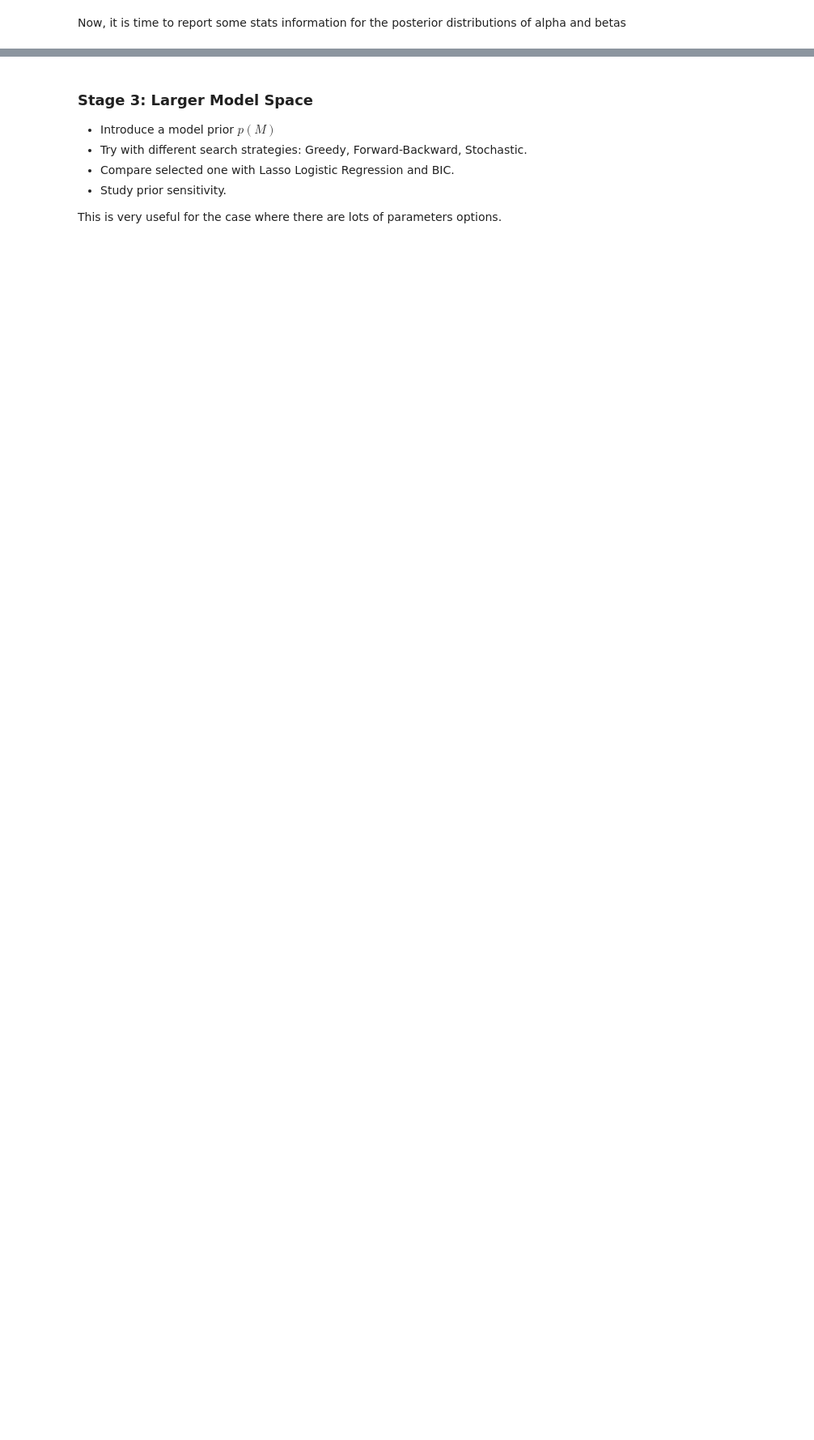
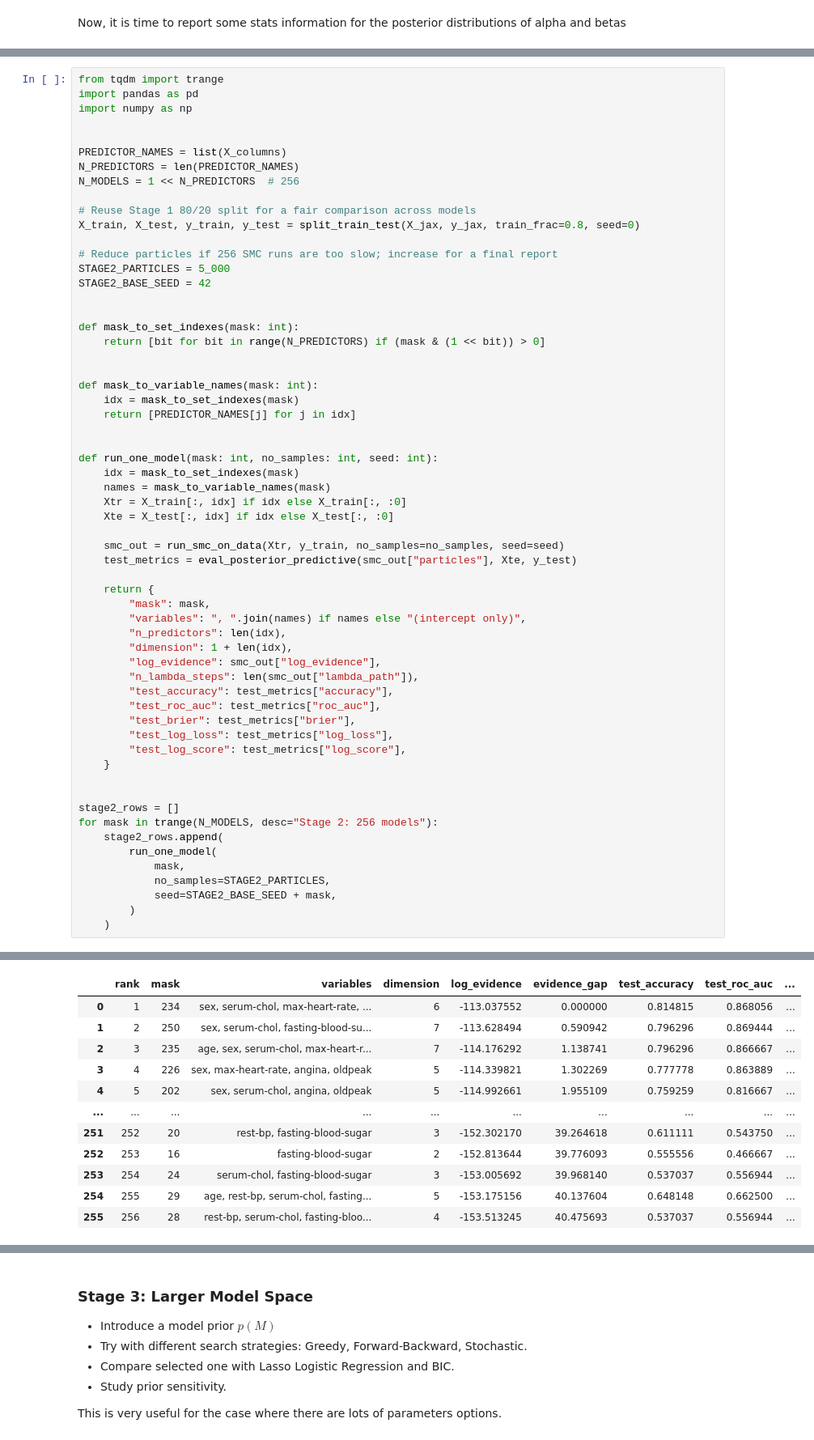
Before and after one commit to saobangmath/MiniProject-PhD-, a Jupyter notebook: MCMC/model-selection.ipynb, the cells around one changed output, grey strips where cells are left out. Shown at 81% size. Drawn from its saved outputs; the diff is of its cells as text; blank space fills up the shorter version.

```diff
--- a/MCMC/model-selection.ipynb
+++ b/MCMC/model-selection.ipynb
@@ -441,0 +506,61 @@ Repeat same thing with stage 1
+# %%
+from tqdm import trange
+import pandas as pd
+import numpy as np
+
+
+PREDICTOR_NAMES = list(X_columns)
+N_PREDICTORS = len(PREDICTOR_NAMES)
+N_MODELS = 1 << N_PREDICTORS  # 256
+
+# Reuse Stage 1 80/20 split for a fair comparison across models
+X_train, X_test, y_train, y_test = split_train_test(X_jax, y_jax, train_frac=0.8, seed=0)
+
+# Reduce particles if 256 SMC runs are too slow; increase for a final report
+STAGE2_PARTICLES = 5_000
+STAGE2_BASE_SEED = 42
+
+
+def mask_to_set_indexes(mask: int):
+    return [bit for bit in range(N_PREDICTORS) if (mask & (1 << bit)) > 0]
+
+
+def mask_to_variable_names(mask: int):
+    idx = mask_to_set_indexes(mask)
+    return [PREDICTOR_NAMES[j] for j in idx]
+
+
+def run_one_model(mask: int, no_samples: int, seed: int):
+    idx = mask_to_set_indexes(mask)
+    names = mask_to_variable_names(mask)
+    Xtr = X_train[:, idx] if idx else X_train[:, :0]
+    Xte = X_test[:, idx] if idx else X_test[:, :0]
+
+    smc_out = run_smc_on_data(Xtr, y_train, no_samples=no_samples, seed=seed)
+    test_metrics = eval_posterior_predictive(smc_out["particles"], Xte, y_test)
+
+    return {
+        "mask": mask,
+        "variables": ", ".join(names) if names else "(intercept only)",
+        "n_predictors": len(idx),
+        "dimension": 1 + len(idx),
+        "log_evidence": smc_out["log_evidence"],
+        "n_lambda_steps": len(smc_out["lambda_path"]),
+        "test_accuracy": test_metrics["accuracy"],
+        "test_roc_auc": test_metrics["roc_auc"],
+        "test_brier": test_metrics["brier"],
+        "test_log_loss": test_metrics["log_loss"],
+        "test_log_score": test_metrics["log_score"],
+    }
+
+
+stage2_rows = []
+for mask in trange(N_MODELS, desc="Stage 2: 256 models"):
+    stage2_rows.append(
+        run_one_model(
+            mask,
+            no_samples=STAGE2_PARTICLES,
+            seed=STAGE2_BASE_SEED + mask,
+        )
+    )
+# %% [output]
@@ -441,0 +584,12 @@ Repeat same thing with stage 1
+|  | rank | mask | variables | dimension | log_evidence | evidence_gap | test_accuracy | test_roc_auc | ... |
+| 0 | 1 | 234 | sex, serum-chol, max-heart-rate, ... | 6 | -113.037552 | 0.000000 | 0.814815 | 0.868056 | ... |
+| 1 | 2 | 250 | sex, serum-chol, fasting-blood-su... | 7 | -113.628494 | 0.590942 | 0.796296 | 0.869444 | ... |
+| 2 | 3 | 235 | age, sex, serum-chol, max-heart-r... | 7 | -114.176292 | 1.138741 | 0.796296 | 0.866667 | ... |
+| 3 | 4 | 226 | sex, max-heart-rate, angina, oldpeak | 5 | -114.339821 | 1.302269 | 0.777778 | 0.863889 | ... |
+| 4 | 5 | 202 | sex, serum-chol, angina, oldpeak | 5 | -114.992661 | 1.955109 | 0.759259 | 0.816667 | ... |
+| ... | ... | ... | ... | ... | ... | ... | ... | ... | ... |
+| 251 | 252 | 20 | rest-bp, fasting-blood-sugar | 3 | -152.302170 | 39.264618 | 0.611111 | 0.543750 | ... |
+| 252 | 253 | 16 | fasting-blood-sugar | 2 | -152.813644 | 39.776093 | 0.555556 | 0.466667 | ... |
+| 253 | 254 | 24 | serum-chol, fasting-blood-sugar | 3 | -153.005692 | 39.968140 | 0.537037 | 0.556944 | ... |
+| 254 | 255 | 29 | age, rest-bp, serum-chol, fasting... | 5 | -153.175156 | 40.137604 | 0.648148 | 0.662500 | ... |
+| 255 | 256 | 28 | rest-bp, serum-chol, fasting-bloo... | 4 | -153.513245 | 40.475693 | 0.537037 | 0.556944 | ... |
```
Also changed, not shown: parts of 14 cells of this notebook, 1 other file.
